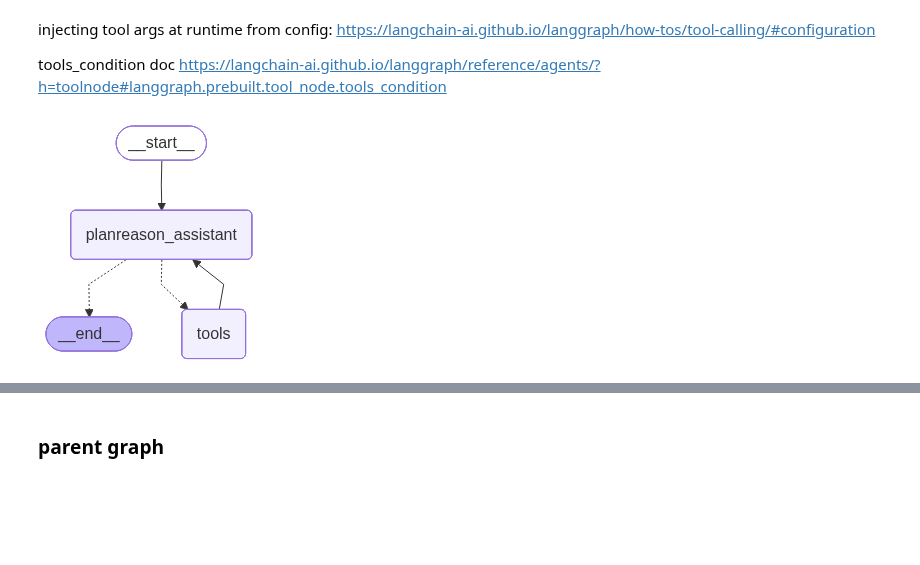
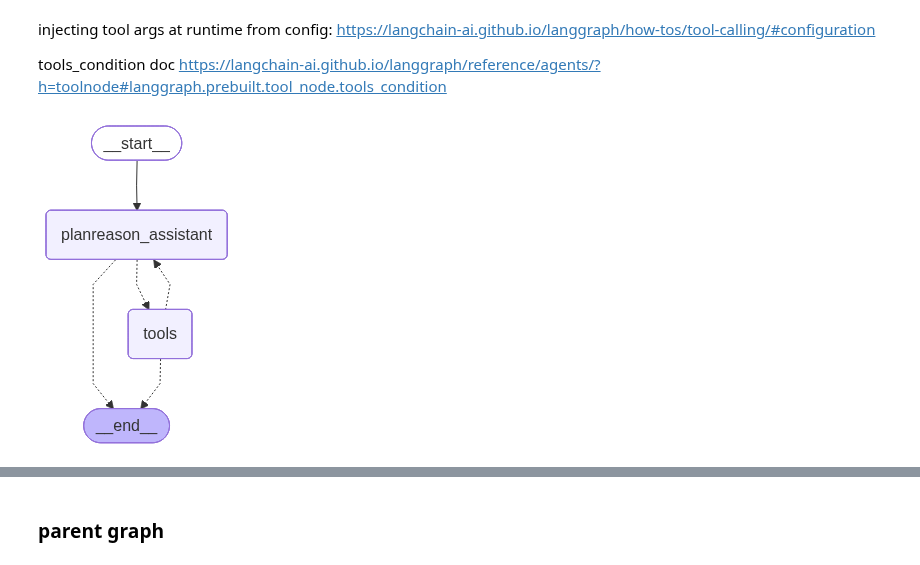
Before and after one commit to TheGEN1U5/DLventures, a Jupyter notebook: nlp/agentic/agentic_rag_ps/swarm_tut.ipynb, the cells around one changed output, grey strips where cells are left out. Cells and saved outputs as stored; diff of their text form; code cells hidden in the pictures; blank space fills up the shorter version.

```diff
--- a/nlp/agentic/agentic_rag_ps/swarm_tut.ipynb
+++ b/nlp/agentic/agentic_rag_ps/swarm_tut.ipynb
@@ -623,13 +668,16 @@ llm = ChatGroq(model="openai/gpt-oss-120b")
 llm_evaluator = llm.with_structured_output(EVALUATOR_SCHEMA)
 # %%
 class RagAgentState(TypedDict):
+    original_user_query: str
+    chat_history: list[dict]
+    current_agent: dict
     user_query: Annotated[list[str], add]
+    plan: list[str]
+    extracted_docs: any
     query_db: any
     sections_extracted: list[str]
-    extracted_docs: any
     latest_evaluation: dict
-    evaluator_logs: Annotated[list[str], add]
-    agent_logs: list[dict]
+    evaluator_logs: Annotated[list[any], add]
 # %%
 def get_query_db(state, config):
     docstore = config["configurable"]["docstore"]
@@ -709,11 +801,14 @@ rag_agent_builder = StateGraph(RagAgentState)
 rag_agent_builder.add_node("get_query_db", get_query_db)
 rag_agent_builder.add_node("get_docs", get_docs)
 rag_agent_builder.add_node("evaluator", evaluator)
+rag_agent_builder.add_node("handoff_node", handoff_node)
+rag_agent_builder.add_node("handoff_tool", ToolNode([handoff_tool], messages_key="evaluator_logs"))
 
 rag_agent_builder.add_edge(START, "get_query_db")
 rag_agent_builder.add_edge("get_query_db", "get_docs")
 rag_agent_builder.add_edge("get_docs", "evaluator")
 rag_agent_builder.add_conditional_edges("evaluator", decide_next_rag)
+rag_agent_builder.add_edge("handoff_node", "handoff_tool")
 
 rag_agent = rag_agent_builder.compile()
 display(Image(rag_agent.get_graph().draw_mermaid_png()))
@@ -730,7 +822,8 @@ query = "What is the training cost of transformer compared to previous models li
 # %%
 config = {
             "configurable": {
-                "docstore": docstore
+                "docstore": docstore,
+                "messages_key": "evaluator_logs"
             }
         }
 res = rag_agent.invoke(
@@ -779,23 +849,3 @@ handoff_tool_args = """
-# %%
-@tool(return_direct=True)
-def handoff_tool(
-    reasoning: Annotated[str, "a short yet descriptive log of all of your reasoning"],
-    destination: Annotated[str, "the name of the agent you want to handoff the task to. can be only one of 'InfoAgent', 'MathCodingAgent', 'SummarizerAgent'"],
-    agent_args: Annotated[str, "the arguments to pass to the agent."],
-    tool_call_id: Annotated[str, InjectedToolCallId]
-) -> Command:
-    """
-    This is the handoff tool, it is called when the agent's task is done and it is time to handoff to other specialised agents for further tasks.
-    """
-    return Command(
-        update={
-            "planreason_history": [ToolMessage(f"Successfuly transferred to {destination} with reasoning {reasoning}", tool_call_id=tool_call_id)],
-            "current_agent": {
-                "name": destination,
-                "args": agent_args
-            }
-        }
-    )
 # %%
 PLANREASON_PROMPT = f"""
     You are the planning, reasoning and supervisor agent in a RAG based QA application.
@@ -934,21 +984,25 @@ def planreason_assistant(state):
 # %%
 planreason_agent_builder = StateGraph(PlanReasonAgentState)
 
 planreason_agent_builder.add_node("planreason_assistant", planreason_assistant)
 planreason_agent_builder.add_node("tools", ToolNode(planreason_tools, messages_key="planreason_history"))
 
 def tool_router(state) -> Literal["tools", "__end__"]:
     return tools_condition(state, messages_key="planreason_history")
 
+def end_router(state) -> Literal["planreason_assistant", "__end__"]:
+    if state["planreason_history"][-1].name == "handoff_tool":
+        return "__end__"
+    return "planreason_assistant"
 
 planreason_agent_builder.add_edge(START, "planreason_assistant")
 planreason_agent_builder.add_conditional_edges("planreason_assistant", tool_router)
-planreason_agent_builder.add_edge("tools", "planreason_assistant")
+planreason_agent_builder.add_conditional_edges("tools", end_router)
 
 planreason_agent = planreason_agent_builder.compile()
 display(Image(planreason_agent.get_graph().draw_mermaid_png()))
 # %% [output]
-[figure, old version]
+[figure, new version]
 # %%
 config = {
             "configurable": {
```
Also changed, not shown: parts of 12 cells of this notebook.
